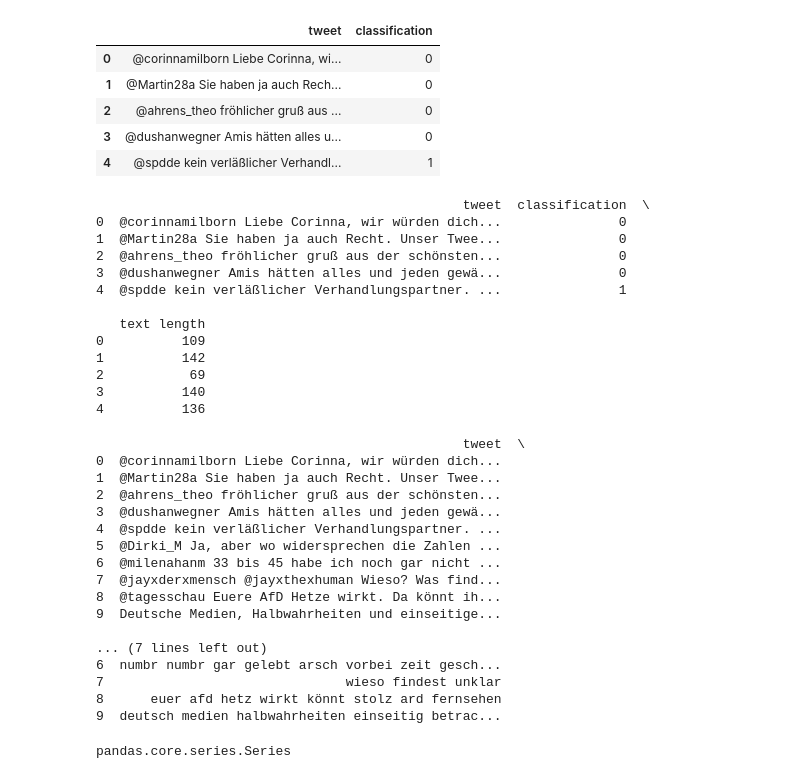
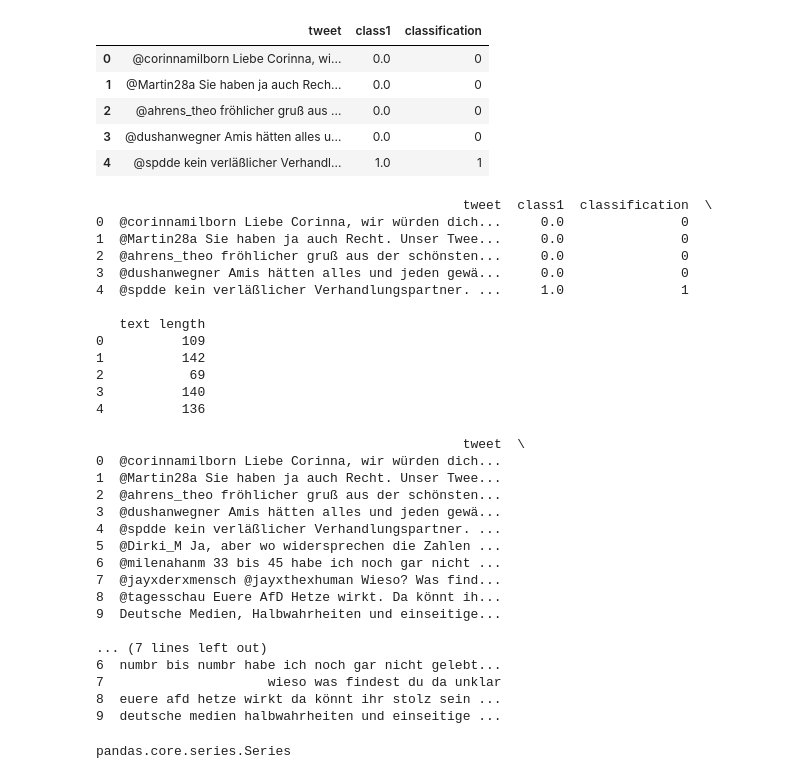
Before and after one commit to SexyRaxy/Software-Projekt, a Jupyter notebook: Test.ipynb, the cells around one changed output. Cells and saved outputs as stored; diff of their text form; code cells hidden in the pictures.

```diff
--- a/Test.ipynb
+++ b/Test.ipynb
@@ -28,28 +28,30 @@ warnings.simplefilter(action='ignore', category=FutureWarning)
 # %%
 #Einlesen der Trainingsdaten Nummer 1
 
+df = panda.read_csv("1234.csv", sep=";")
 
+#df = df.replace("OTHER", "0")
+#df = df.replace("OFFENSE", "1")
 
-df = panda.read_csv("training3.csv", sep=";")
 df.head()
 # %% [output]
-|  | tweet | classification |
-| 0 | @corinnamilborn Liebe Corinna, wi... | 0 |
-| 1 | @Martin28a Sie haben ja auch Rech... | 0 |
-| 2 | @ahrens_theo fröhlicher gruß aus ... | 0 |
-| 3 | @dushanwegner Amis hätten alles u... | 0 |
-| 4 | @spdde kein verläßlicher Verhandl... | 1 |
+|  | tweet | class1 | classification |
+| 0 | @corinnamilborn Liebe Corinna, wi... | 0.0 | 0 |
+| 1 | @Martin28a Sie haben ja auch Rech... | 0.0 | 0 |
+| 2 | @ahrens_theo fröhlicher gruß aus ... | 0.0 | 0 |
+| 3 | @dushanwegner Amis hätten alles u... | 0.0 | 0 |
+| 4 | @spdde kein verläßlicher Verhandl... | 1.0 | 1 |
 # %%
 # Hinzufügen der Spalte Text length und berechnen der Tweetlänge
 df['text length'] = df['tweet'].apply(len)
 print(df.head())
 # %% [output]
-                                               tweet  classification  \
-0  @corinnamilborn Liebe Corinna, wir würden dich...               0
-1  @Martin28a Sie haben ja auch Recht. Unser Twee...               0
-2  @ahrens_theo fröhlicher gruß aus der schönsten...               0
-3  @dushanwegner Amis hätten alles und jeden gewä...               0
-4  @spdde kein verläßlicher Verhandlungspartner. ...               1
+                                               tweet  class1  classification  \
+0  @corinnamilborn Liebe Corinna, wir würden dich...     0.0               0
+1  @Martin28a Sie haben ja auch Recht. Unser Twee...     0.0               0
+2  @ahrens_theo fröhlicher gruß aus der schönsten...     0.0               0
+3  @dushanwegner Amis hätten alles und jeden gewä...     0.0               0
+4  @spdde kein verläßlicher Verhandlungspartner. ...     1.0               1
 
    text length
 0          109
@@ -123,7 +125,7 @@ def preprocess(tweet):
 #Festlegen der Variable processed_tweets zum einfacheren Workflow
 clean_tweet = preprocess(tweet)
 
-df['clean_tweet'] = processed_tweets
+df['clean_tweet'] = preprocess(tweet)
 #Ausgabe der Preprocess Ergebnisse
 print(df[["tweet","clean_tweet"]].head(10))
 # %% [output]
@@ -140,10 +142,10 @@ print(df[["tweet","clean_tweet"]].head(10))
 9  Deutsche Medien, Halbwahrheiten und einseitige...
 
 ... (7 lines left out)
-6  numbr numbr gar gelebt arsch vorbei zeit gesch...
-7                               wieso findest unklar
-8      euer afd hetz wirkt könnt stolz ard fernsehen
-9  deutsch medien halbwahrheiten einseitig betrac...
+6  numbr bis numbr habe ich noch gar nicht gelebt...
+7                     wieso was findest du da unklar
+8  euere afd hetze wirkt da könnt ihr stolz sein ...
+9  deutsche medien halbwahrheiten und einseitige ...
 # %%
 #Finding words with # attached to it
 df['#'] = df['clean_tweet'].apply(lambda x : ' '.join([word for word in x.split() if word.startswith('#')]))
```
Also changed, not shown: parts of 33 cells of this notebook, 1 other file.
